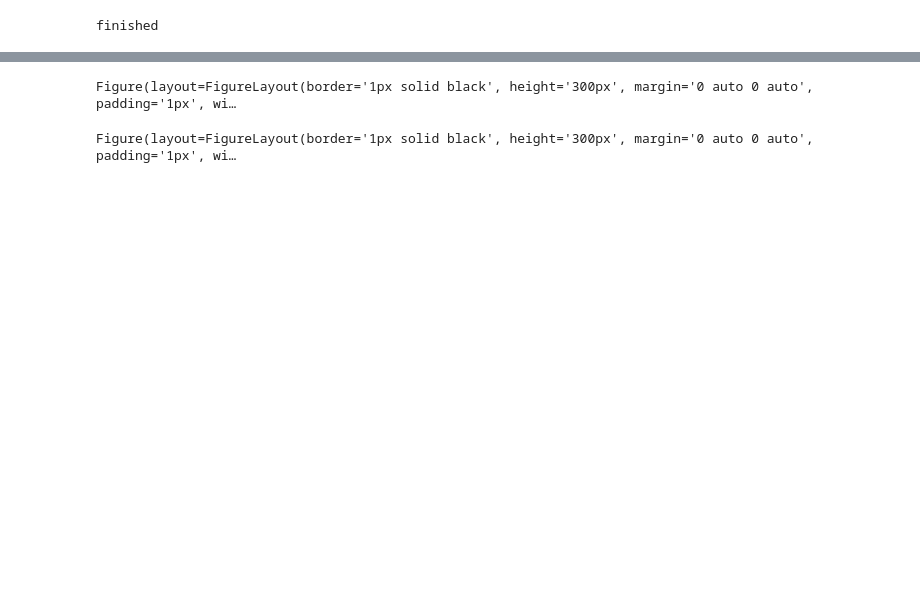
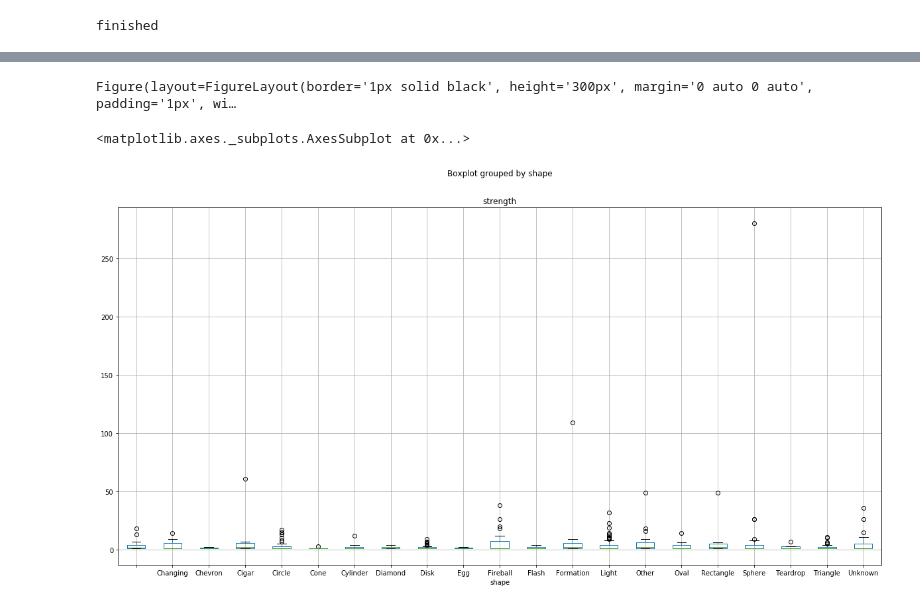
Before and after one commit to kanbhatia/Alien-Sightings-VS-Airplanes, a Jupyter notebook: Ufo-Data.ipynb, the cells around one changed output, grey strips where cells are left out. Saved outputs shown, nothing was run; the diff lists cells and outputs as text; code cells hidden in the pictures; blank space fills up the shorter version.

Commit message:
Added a Boxchart and Histogram for fun

```diff
--- a/Ufo-Data.ipynb
+++ b/Ufo-Data.ipynb
@@ -13,8 +14,8 @@ Ontario_lat_min = 41.771312
 Ontario_lng_max = -75.251467
 Ontario_lng_min = -95.281572
 
-lats = np.random.uniform(low=Ontario_lat_min, high=Ontario_lat_max, size=500)
-lngs = np.random.uniform(low=Ontario_lng_min, high=Ontario_lng_max, size=500)
+lats = np.random.uniform(low=-90, high=90, size=2000)
+lngs = np.random.uniform(low=-90, high=90, size=2000)
 # %%
 len(lats), len(lngs)
 # %% [output]
@@ -30,14 +31,14 @@ lngs_ON = []
 for i in np.arange(0,len(lats)):
     try:
         responce = rp.get(f"{base}lat={lats[i]}&lon={lngs[i]}&limit=1").json()
-        if responce["sightings"][0]["obj"]["state"] == "ON":
-            city.append(responce["sightings"][0]["obj"]["city"])
-            shape.append(responce["sightings"][0]["obj"]["shape"])
-            state.append(responce["sightings"][0]["obj"]["state"])
-            date.append(responce["sightings"][0]["obj"]["date"])
-            duration.append(responce["sightings"][0]["obj"]["duration"])
-            lats_ON.append(responce["sightings"][0]["obj"]["loc"][1])
-            lngs_ON.append(responce["sightings"][0]["obj"]["loc"][0])
+#         if responce["sightings"][0]["obj"]["state"] == "ON":
+        city.append(responce["sightings"][0]["obj"]["city"])
+        shape.append(responce["sightings"][0]["obj"]["shape"])
+        state.append(responce["sightings"][0]["obj"]["state"])
+        date.append(responce["sightings"][0]["obj"]["date"])
+        duration.append(responce["sightings"][0]["obj"]["duration"])
+        lats_ON.append(responce["sightings"][0]["obj"]["loc"][1])
+        lngs_ON.append(responce["sightings"][0]["obj"]["loc"][0])
     except Exception as e:
         print("could not find")
 print("finished")
@@ -67,0 +47,12 @@ Combined
+# %%
+Combined = pd.DataFrame({"lat":lats_ON,"lng":lngs_ON,"city":city,"shape":shape,"state":state,"date":date,"duration":duration})
+cities_strength = Combined.groupby("city").count()
+cities_strength = cities_strength.reset_index()
+Combined = Combined.drop_duplicates("city")
+cities_strength.set_index("city",inplace = True)
+cities_strength = pd.DataFrame(cities_strength.loc[Combined["city"],"lat"])
+cities_strength.reset_index(inplace = True)
+cities_strength.rename(columns = {"lat":"strength"},inplace=True)
+cities_strength["Normalised"] = (cities_strength["strength"]/cities_strength["strength"].sum())*100
+Combined = pd.merge(Combined,cities_strength,on="city")
+Combined.head()
@@ -79,11 +77,10 @@ fig = gmaps.figure(layout=figure_layout)
 # %%
 
 coordinates = Combined[["lat","lng"]]
-coordinates
-markers = gmaps.marker_layer(coordinates)
-# Add the layer to the map
-fig.add_layer(markers)
-fig
+# coordinates
+# markers = gmaps.marker_layer(coordinates)
+# # Add the layer to the map
+# fig.add_layer(markers)
+# fig
+# Combined[Combined["lat"]<=-50]
-# %% [output]
-Figure(layout=FigureLayout(border='1px solid black', height='300px', margin='0 auto 0 auto', padding='1px', wi…
 # %%
@@ -114,0 +102,5 @@ Figure(layout=FigureLayout(border='1px solid black', height='300px', margin='0 a
+# %%
+Combined.boxplot("strength", by="shape", figsize=(20, 10))
+# %% [output]
+<matplotlib.axes._subplots.AxesSubplot at 0x...>
+[figure, added]
```
Also changed, not shown: parts of 9 cells of this notebook.
